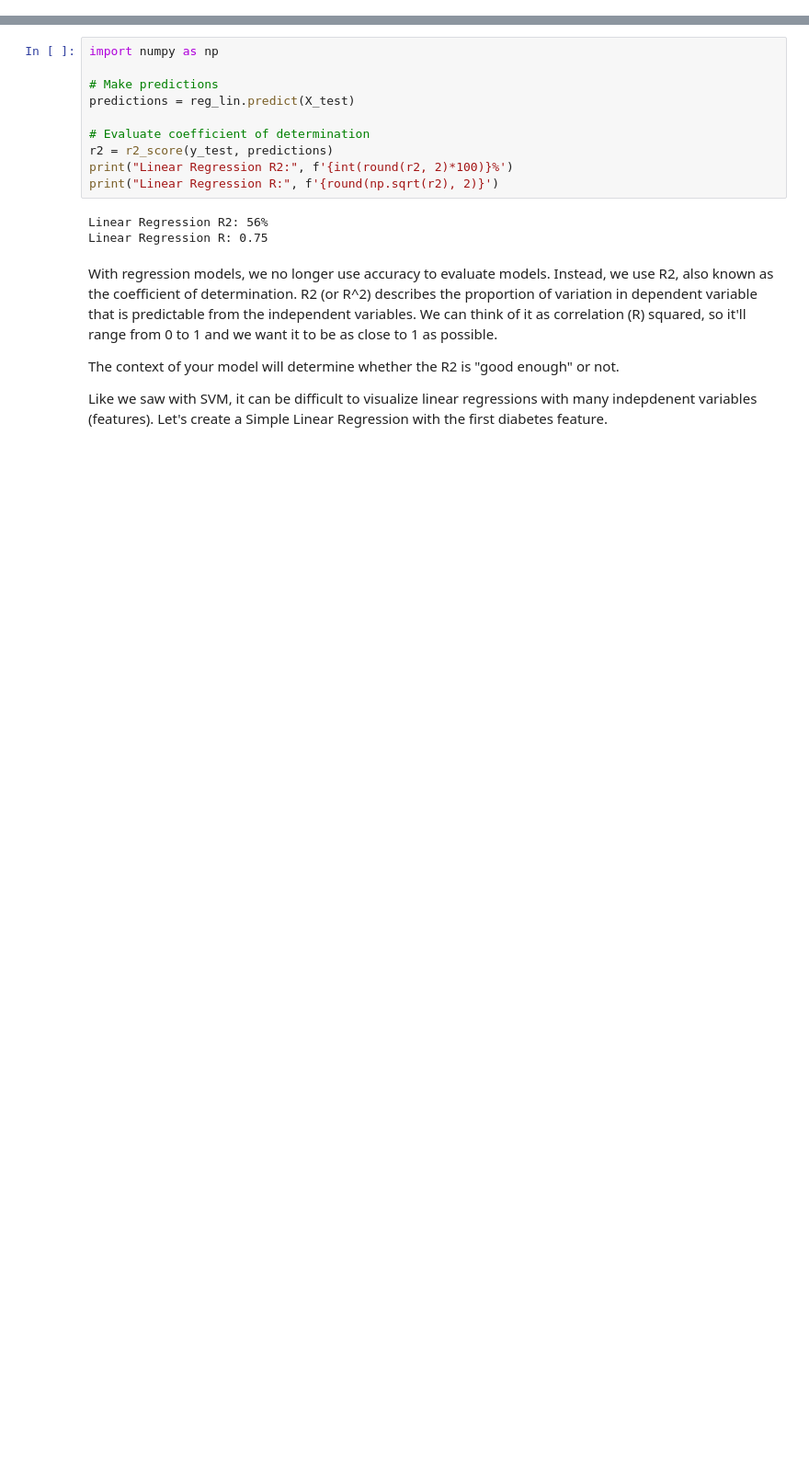
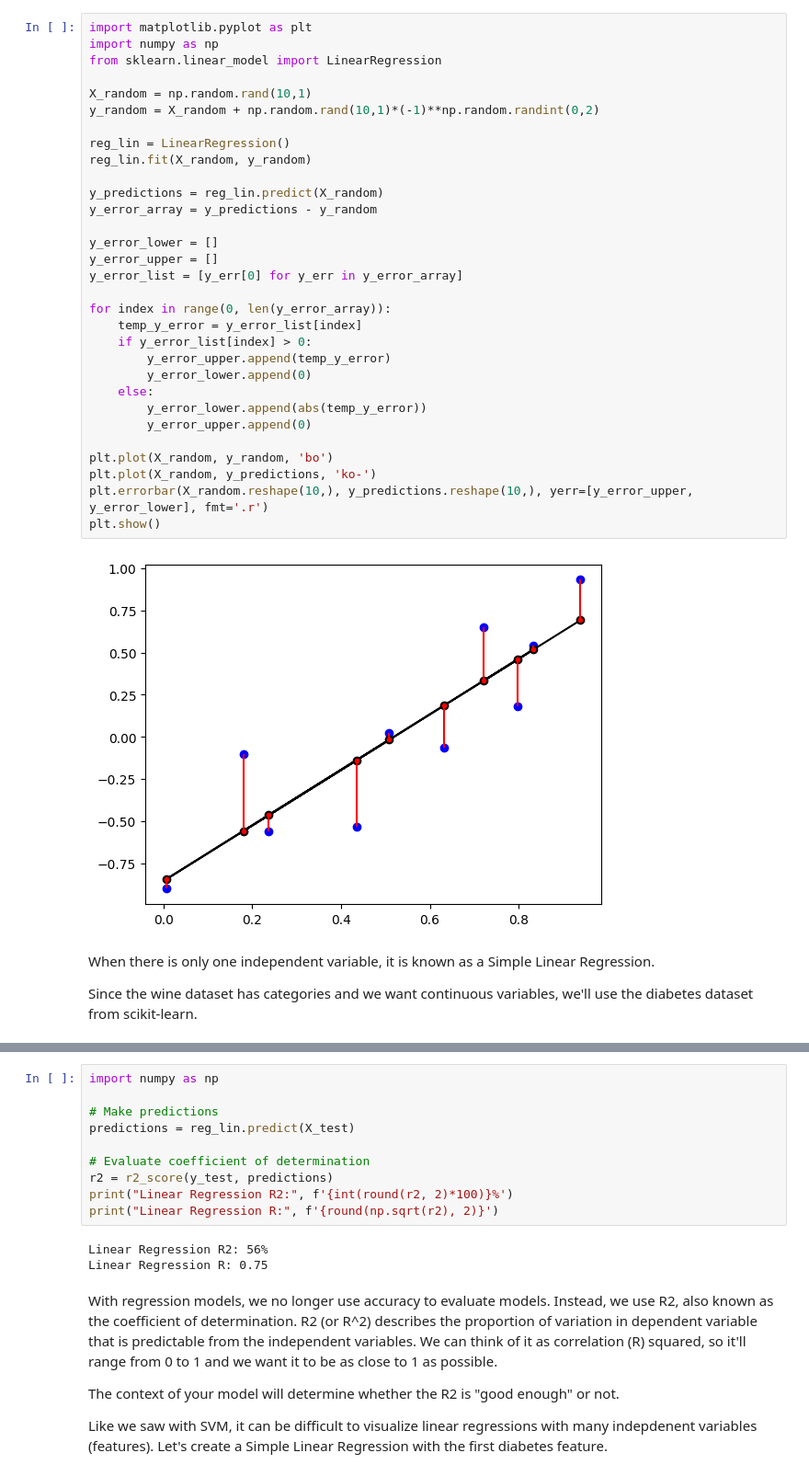
Before and after one commit to Darryl-Chamberlain-Jr/data_science_with_python, a Jupyter notebook: 2_Data Science with Python/1_Supervised Learning/Linear Regression.ipynb, the cells around one changed output, grey strips where cells are left out. Shown at 92% size. Saved outputs shown, nothing was run; the diff lists cells and outputs as text; blank space fills up the shorter version.

Commit message:
Update with viz
Update linear regression with a visualization of error bars.

```diff
--- a/2_Data Science with Python/1_Supervised Learning/Linear Regression.ipynb
+++ b/2_Data Science with Python/1_Supervised Learning/Linear Regression.ipynb
@@ -9,3 +7,40 @@ Since the wine dataset has categories and we want continuous variables, we'll us
+# %%
+import matplotlib.pyplot as plt
+import numpy as np
+from sklearn.linear_model import LinearRegression
+
+X_random = np.random.rand(10,1)
+y_random = X_random + np.random.rand(10,1)*(-1)**np.random.randint(0,2)
+
+reg_lin = LinearRegression()
+reg_lin.fit(X_random, y_random)
+
+y_predictions = reg_lin.predict(X_random)
+y_error_array = y_predictions - y_random
+
+y_error_lower = []
+y_error_upper = []
+y_error_list = [y_err[0] for y_err in y_error_array]
+
+for index in range(0, len(y_error_array)):
+    temp_y_error = y_error_list[index]
+    if y_error_list[index] > 0:
+        y_error_upper.append(temp_y_error)
+        y_error_lower.append(0)
+    else:
+        y_error_lower.append(abs(temp_y_error))
+        y_error_upper.append(0)
+
+plt.plot(X_random, y_random, 'bo')
+plt.plot(X_random, y_predictions, 'ko-')
+plt.errorbar(X_random.reshape(10,), y_predictions.reshape(10,), yerr=[y_error_upper, y_error_lower], fmt='.r')
+plt.show()
+# %% [output]
+[figure, added]
+# %% [markdown]
+When there is only one independent variable, it is known as a Simple Linear Regression.
+
+Since the wine dataset has categories and we want continuous variables, we'll use the diabetes dataset from scikit-learn.
 # %%
 # import necessary functions from sklearn
 from sklearn.datasets import load_diabetes
```
Also changed, not shown: parts of 2 cells of this notebook, 1 other file.
